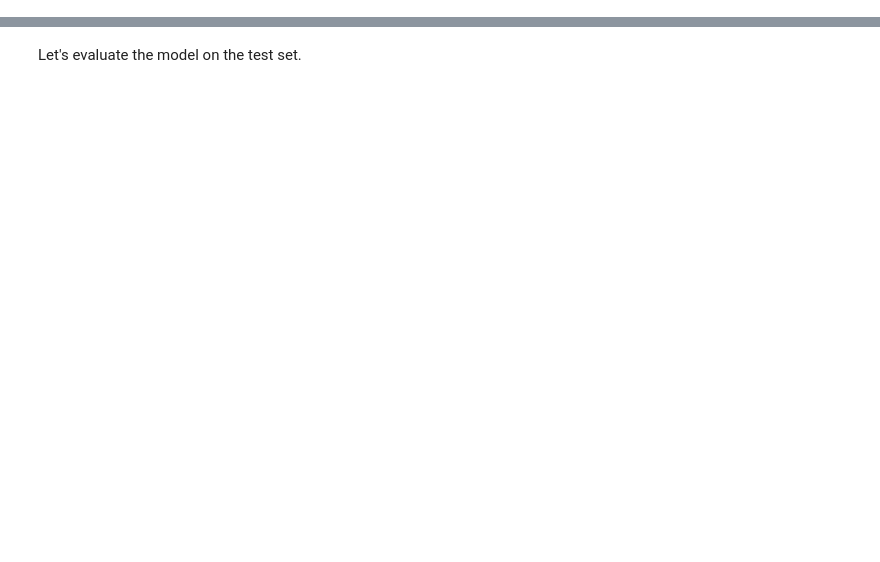
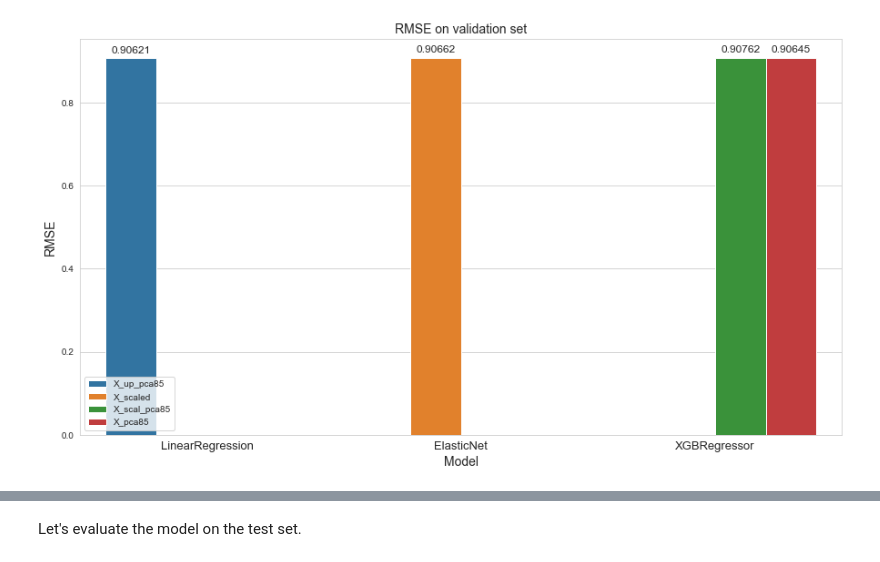
Before and after one commit to MarieFrance119/OCR_P8_Ubiquant_Market_Prediction, a Jupyter notebook: notebooks/Ubiquant modelisation.ipynb, the cells around one changed output, grey strips where cells are left out. Drawn from its saved outputs; the diff is of its cells as text; code cells hidden in the pictures; blank space fills up the shorter version.

```diff
--- a/Ubiquant modelisation.ipynb
+++ b/notebooks/Ubiquant modelisation.ipynb
@@ -2086,3 +2081,6 @@ joblib.dump(df_val, "./Data/df_val.joblib")
 # %% [output]
 ['./Data/df_val.joblib']
 [interactive output not drawn]
+# %%
+# Load df_val
+df_val = joblib.load("./Data/df_val.joblib")
@@ -2088,0 +2089,38 @@ joblib.dump(df_val, "./Data/df_val.joblib")
+# %%
+# Plot results to compare
+def plot_result_val(df, metric):
+
+    """ Function to plot a metric regarding
+    different model on validation set
+
+    - Arguments :
+        - df : dataframe containing metric results
+        - metric : metric to plot, must be a column of df
+
+    - Display :
+        - barplot for each model, with metric values
+    """
+
+    # Initiate figure
+    plt.figure(figsize=(15, 8))
+
+    # barplot
+    ax = sns.barplot(x="model", y=metric, data=df, hue="X_data")
+    plt.ylabel(metric, size=14)
+    plt.xlabel("Model", size=14)
+    ax.set_xticklabels(df["model"].unique(), size=13)
+
+    # Display metric values on barplot
+    for p in ax.patches:
+        ax.annotate(
+            format((p.get_height()), ".5f"),
+            (p.get_x() + p.get_width() / 2.0, p.get_height()),
+            ha="center",
+            va="center",
+            xytext=(0, 9),
+            textcoords="offset points",
+            fontsize=12,
+        )
+    plt.title(f"{metric} on validation set", size=14)
+    plt.legend(loc="lower left")
+    plt.show()
@@ -2088,0 +2129,4 @@ joblib.dump(df_val, "./Data/df_val.joblib")
+# %%
+plot_result_val(df_val, "RMSE")
+# %% [output]
+[figure, added]
```
Also changed, not shown: parts of 38 cells of this notebook, 2 other files.
